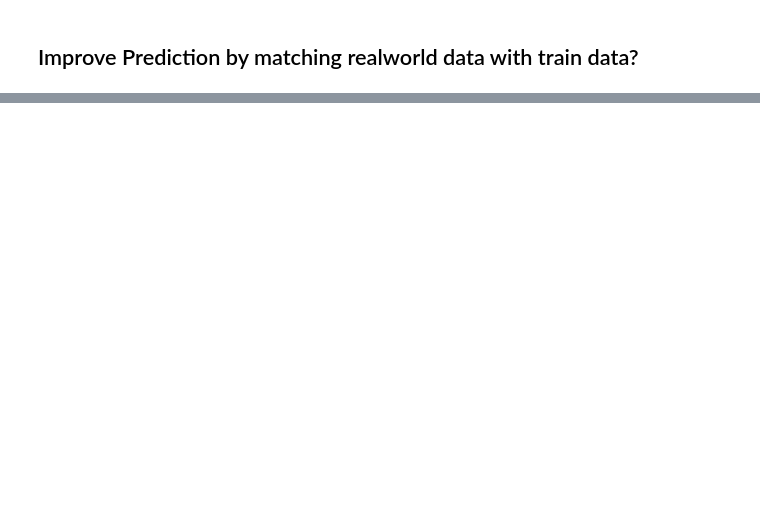
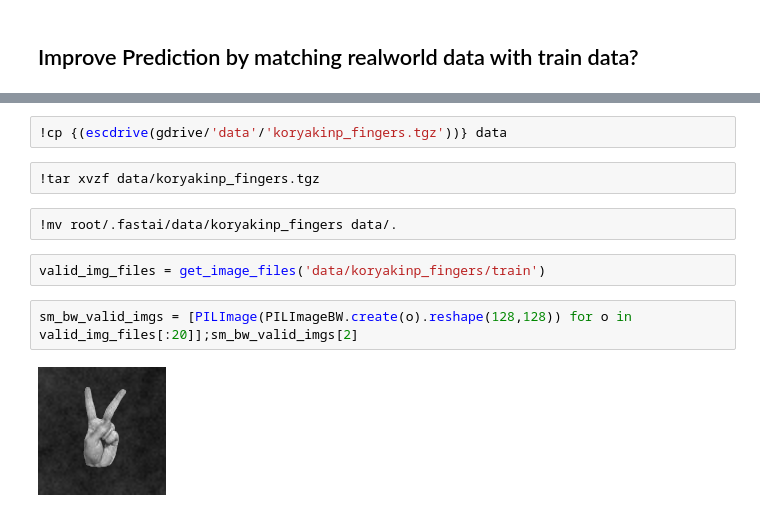
Before and after one commit to butchland/fastai_nb_explorations, a Jupyter notebook: TestKoryakinFingersModel.ipynb, the cells around one changed output, grey strips where cells are left out. Saved outputs shown, nothing was run; the diff lists cells and outputs as text; blank space fills up the shorter version.

```diff
--- a/TestKoryakinFingersModel.ipynb
+++ b/TestKoryakinFingersModel.ipynb
@@ -105,0 +146,12 @@ pred_results2 = [learner.predict(o)[0] for o in sm_bw_test_imgs];(pred_results2,
+# %%
+!cp {(escdrive(gdrive/'data'/'koryakinp_fingers.tgz'))} data
+# %%
+!tar xvzf data/koryakinp_fingers.tgz
+# %%
+!mv root/.fastai/data/koryakinp_fingers data/.
+# %%
+valid_img_files = get_image_files('data/koryakinp_fingers/train')
+# %%
+sm_bw_valid_imgs = [PILImage(PILImageBW.create(o).reshape(128,128)) for o in valid_img_files[:20]];sm_bw_valid_imgs[2]
+# %% [output]
+[figure, added]
```
Also changed, not shown: parts of 10 cells of this notebook.
